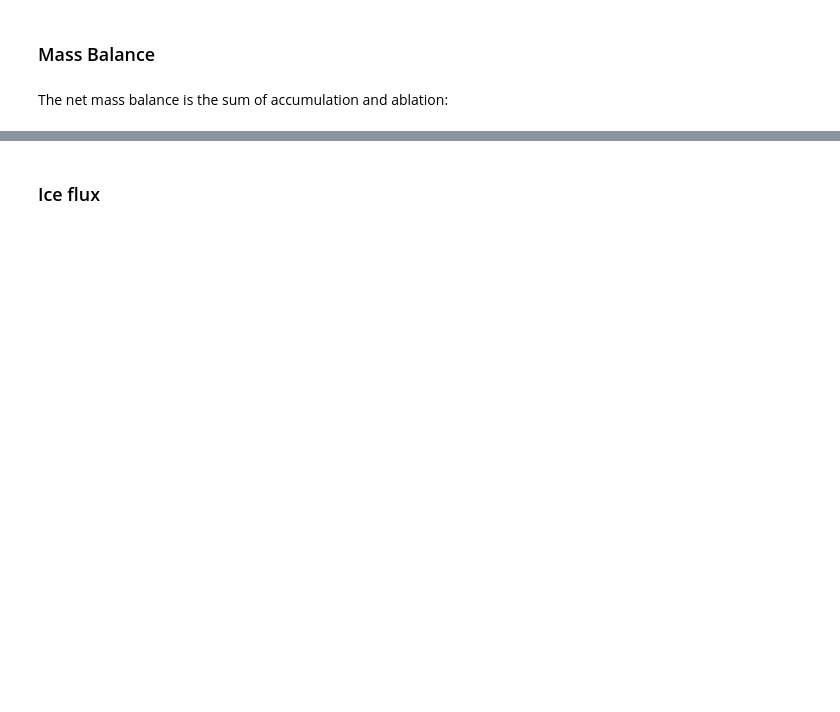
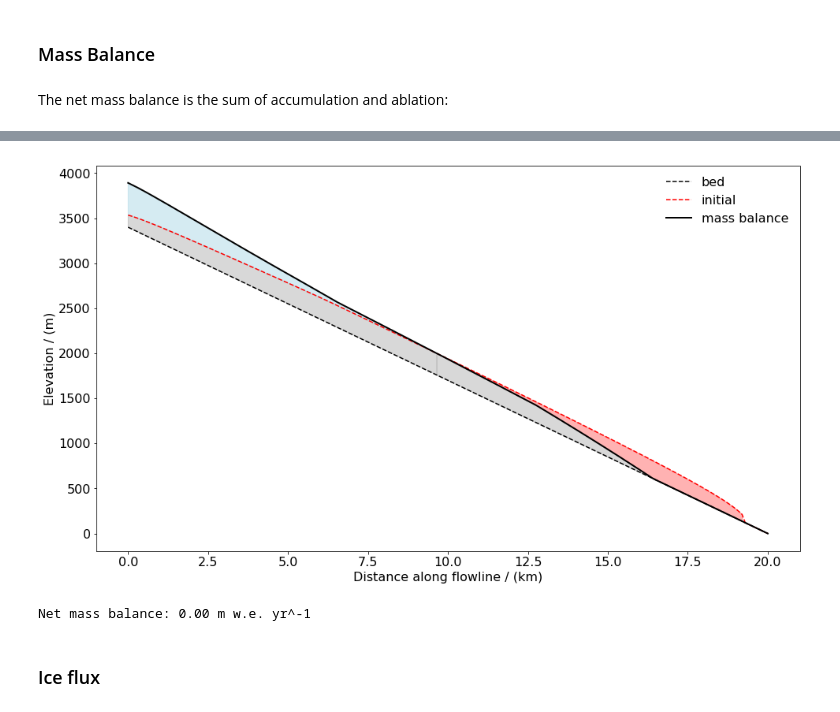
Before and after one commit to OGGM/oggm-edu-notebooks, a Jupyter notebook: oggm-edu/accumulation_and_ablation.ipynb, the cells around one changed output, grey strips where cells are left out. Drawn from its saved outputs; the diff is of its cells as text; code cells hidden in the pictures; blank space fills up the shorter version.

```diff
--- a/oggm-edu/accumulation_and_ablation.ipynb
+++ b/oggm-edu/accumulation_and_ablation.ipynb
@@ -285,18 +334,24 @@ mb_sfc[no_ice] = bed_h[no_ice]
 # %%
 fig, ax = plt.subplots(1, 1, figsize=(16, 9))
 ax.plot(distance_along_glacier, bed_h, '--k', label='bed')
 ax.plot(distance_along_glacier, initial, '--r', label='initial')
 ax.plot(distance_along_glacier, mb_sfc, '-k', linewidth=2, label='mass balance')
 #ax.hlines(ela, distance_along_glacier[0], distance_along_glacier[-1], linestyle='--', color='grey')
 #ax.text(distance_along_glacier[-1], ela + 10, 'Equilibrium line altitude', horizontalalignment='right', verticalalignment='bottom', color='grey')
 ax.fill_between(distance_along_glacier, bed_h, initial, mb_sfc >= initial, color='grey', alpha=0.3);
 ax.fill_between(distance_along_glacier, bed_h, mb_sfc, mb_sfc <= initial, color='grey', alpha=0.3);
 ax.fill_between(distance_along_glacier, initial, mb_sfc, mb_sfc >= initial, color='lightblue', alpha=0.5);
 ax.fill_between(distance_along_glacier, initial, mb_sfc, mb_sfc < initial, color='red', alpha=0.3);
 ax.legend(frameon=False);
+ax.set_xlabel('Distance along flowline / (km)')
+ax.set_ylabel('Elevation / (m)');
+# %% [output]
+[figure, added]
 # %%
 # net mass balance
-print('Net mass balance: {:.2f} m w.e. yr^-1'.format(np.average(mb_nyears)))
+print('Net mass balance: {:.2f} m w.e. yr^-1'.format(np.average(mb_we)))
+# %% [output]
+Net mass balance: 0.00 m w.e. yr^-1
 # %% [markdown]
 ### Ice flux
 # %%
```
Also changed, not shown: parts of 16 cells of this notebook.
